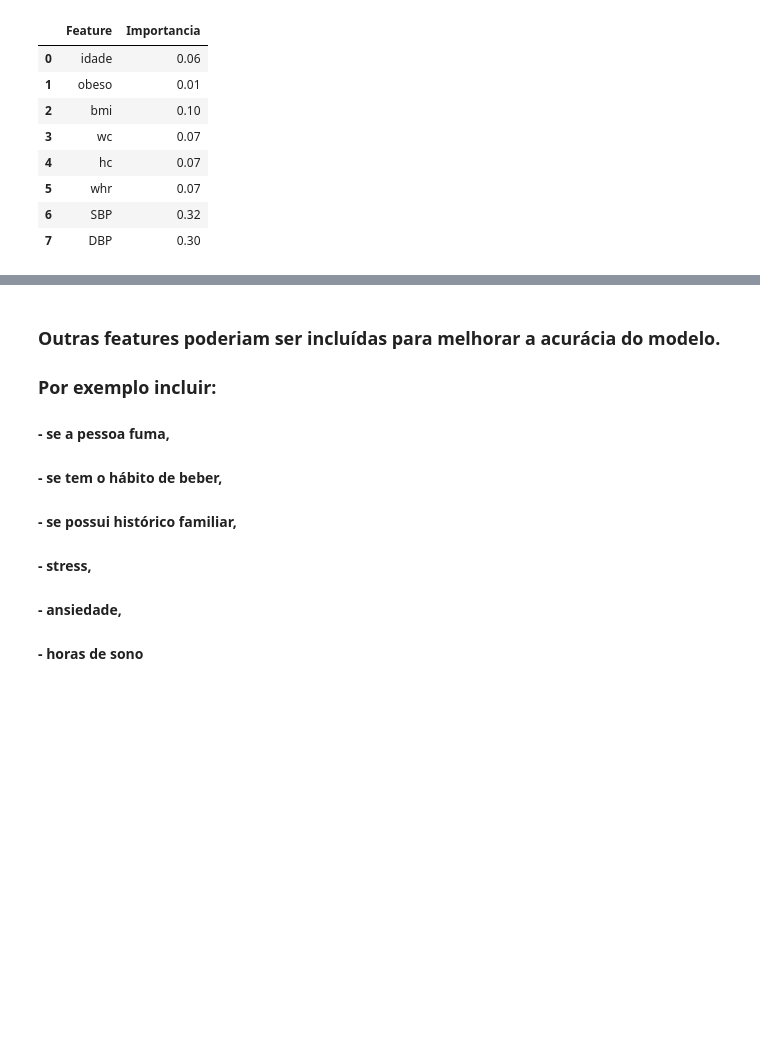
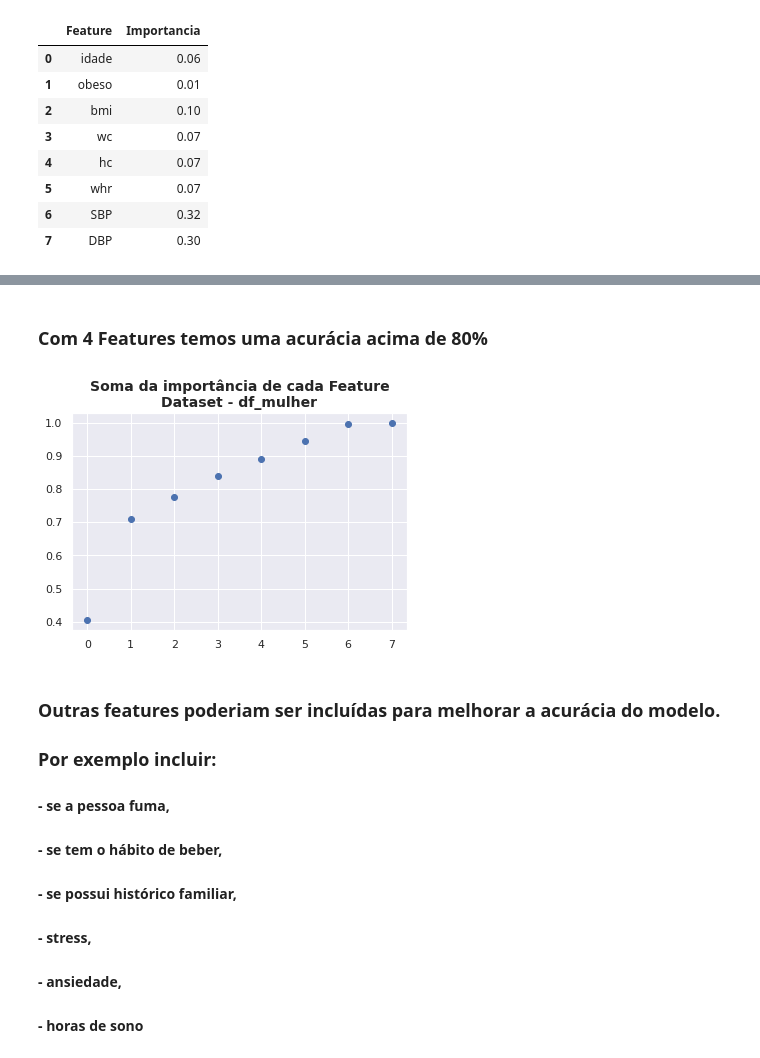
Before and after one commit to silviolima07/Kaggle, a Jupyter notebook: Pressao_Sanguinea.ipynb, the cells around one changed output, grey strips where cells are left out. Saved outputs shown, nothing was run; the diff lists cells and outputs as text; code cells hidden in the pictures; blank space fills up the shorter version.

```diff
--- a/Pressao_Sanguinea.ipynb
+++ b/Pressao_Sanguinea.ipynb
@@ -608,3 +697,10 @@ plt.title('Soma da importância de cada Feature\n', fontsize=14, fontweight='bol
+# %% [markdown]
+### Com 4 Features temos uma acurácia acima de 80%
+# %%
+sum_importances = sum_and_plot_importances(df_mulher,melhor_modelo_mulher)
+plt.title('Soma da importância de cada Feature\nDataset - df_mulher', fontsize=14, fontweight='bold');
+# %% [output]
+[figure, added]
 # %% [markdown]
 ### Outras features poderiam ser incluídas para melhorar a acurácia do modelo.
 ### Por exemplo incluir:
```
Also changed, not shown: parts of 30 cells of this notebook.
